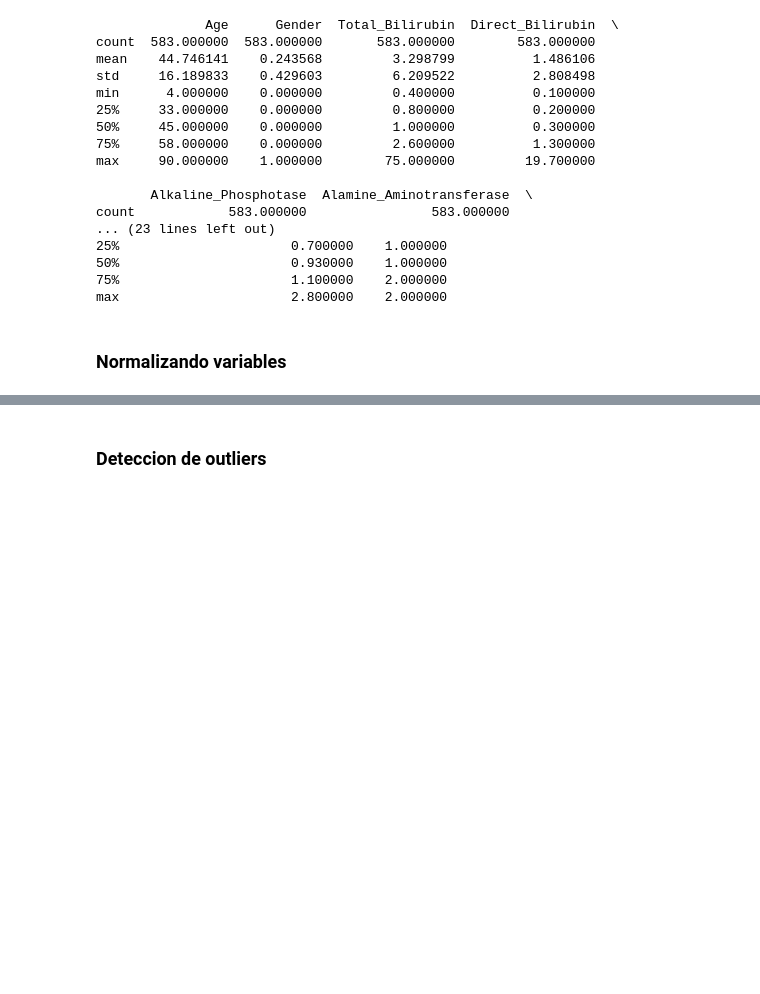
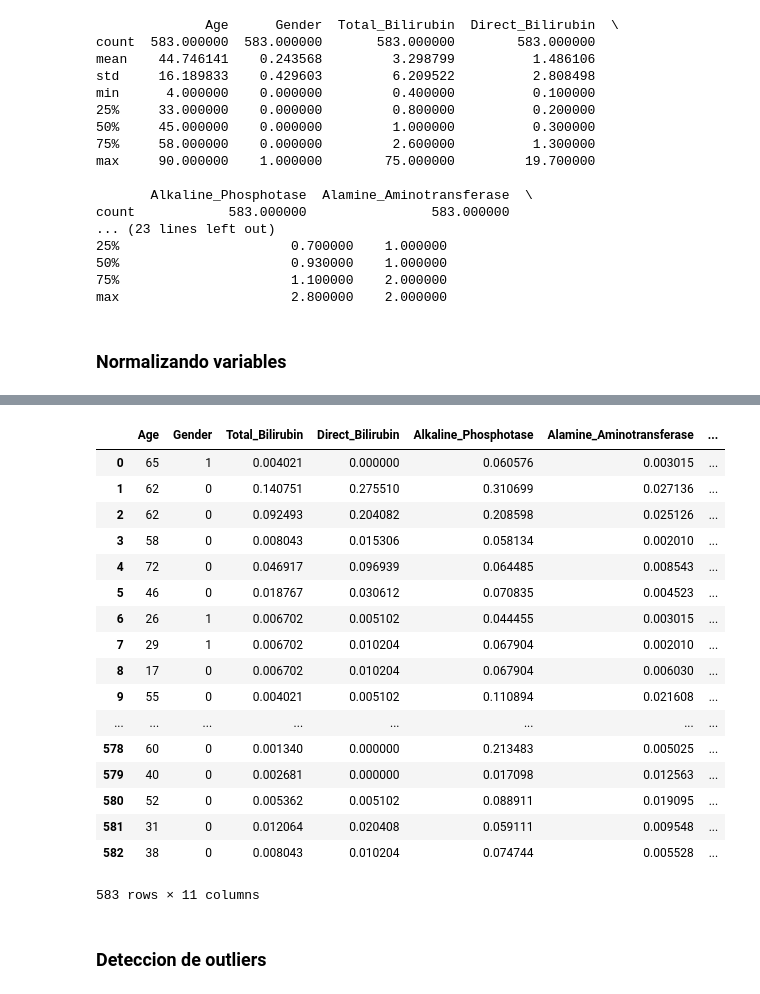
Before and after one commit to asharel/ml, a Jupyter notebook: LAB1/src/Practica1.ipynb, the cells around one changed output, grey strips where cells are left out. Cells and saved outputs as stored; diff of their text form; code cells hidden in the pictures; blank space fills up the shorter version.

```diff
--- a/LAB1/src/Practica1.ipynb
+++ b/LAB1/src/Practica1.ipynb
@@ -154,3 +154,40 @@ dataset
+# %%
+def zScore(var):
+    return (var-var.mean())/var.std()
+def minMax(var):
+    return (var-var.min())/(var.max()-var.min())
+
+dataNorm=dataset.copy()
+
+dataNorm['Albumin']=zScore(dataNorm['Albumin'])
+dataNorm['Total_Protiens']=zScore(dataNorm['Total_Protiens'])
+
+dataNorm['Total_Bilirubin']=minMax(dataNorm['Total_Bilirubin'])
+dataNorm['Direct_Bilirubin']=minMax(dataNorm['Direct_Bilirubin'])
+dataNorm['Alkaline_Phosphotase']=minMax(dataNorm['Alkaline_Phosphotase'])
+dataNorm['Alamine_Aminotransferase']=minMax(dataNorm['Alamine_Aminotransferase'])
+dataNorm['Aspartate_Aminotransferase']=minMax(dataNorm['Aspartate_Aminotransferase'])
+dataNorm['Albumin_and_Globulin_Ratio']=minMax(dataNorm['Albumin_and_Globulin_Ratio'])
+dataNorm
+# %% [output]
+|  | Age | Gender | Total_Bilirubin | Direct_Bilirubin | Alkaline_Phosphotase | Alamine_Aminotransferase | ... |
+| 0 | 65 | 1 | 0.004021 | 0.000000 | 0.060576 | 0.003015 | ... |
+| 1 | 62 | 0 | 0.140751 | 0.275510 | 0.310699 | 0.027136 | ... |
+| 2 | 62 | 0 | 0.092493 | 0.204082 | 0.208598 | 0.025126 | ... |
+| 3 | 58 | 0 | 0.008043 | 0.015306 | 0.058134 | 0.002010 | ... |
+| 4 | 72 | 0 | 0.046917 | 0.096939 | 0.064485 | 0.008543 | ... |
+| 5 | 46 | 0 | 0.018767 | 0.030612 | 0.070835 | 0.004523 | ... |
+| 6 | 26 | 1 | 0.006702 | 0.005102 | 0.044455 | 0.003015 | ... |
+| 7 | 29 | 1 | 0.006702 | 0.010204 | 0.067904 | 0.002010 | ... |
+| 8 | 17 | 0 | 0.006702 | 0.010204 | 0.067904 | 0.006030 | ... |
+| 9 | 55 | 0 | 0.004021 | 0.005102 | 0.110894 | 0.021608 | ... |
+| ... | ... | ... | ... | ... | ... | ... | ... |
+| 578 | 60 | 0 | 0.001340 | 0.000000 | 0.213483 | 0.005025 | ... |
+| 579 | 40 | 0 | 0.002681 | 0.000000 | 0.017098 | 0.012563 | ... |
+| 580 | 52 | 0 | 0.005362 | 0.005102 | 0.088911 | 0.019095 | ... |
+| 581 | 31 | 0 | 0.012064 | 0.020408 | 0.059111 | 0.009548 | ... |
+| 582 | 38 | 0 | 0.008043 | 0.010204 | 0.074744 | 0.005528 | ... |
+583 rows × 11 columns
 # %% [markdown]
 <H3>Deteccion de outliers</H3>
 # %%
```
Also changed, not shown: parts of 8 cells of this notebook.
